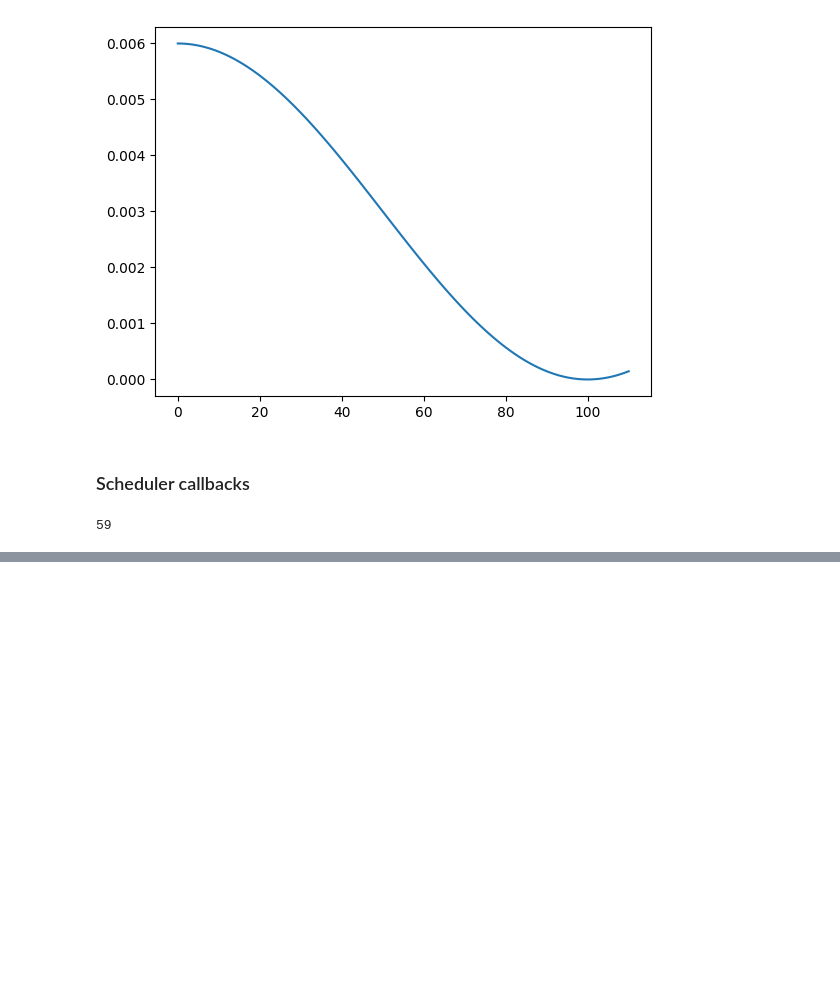
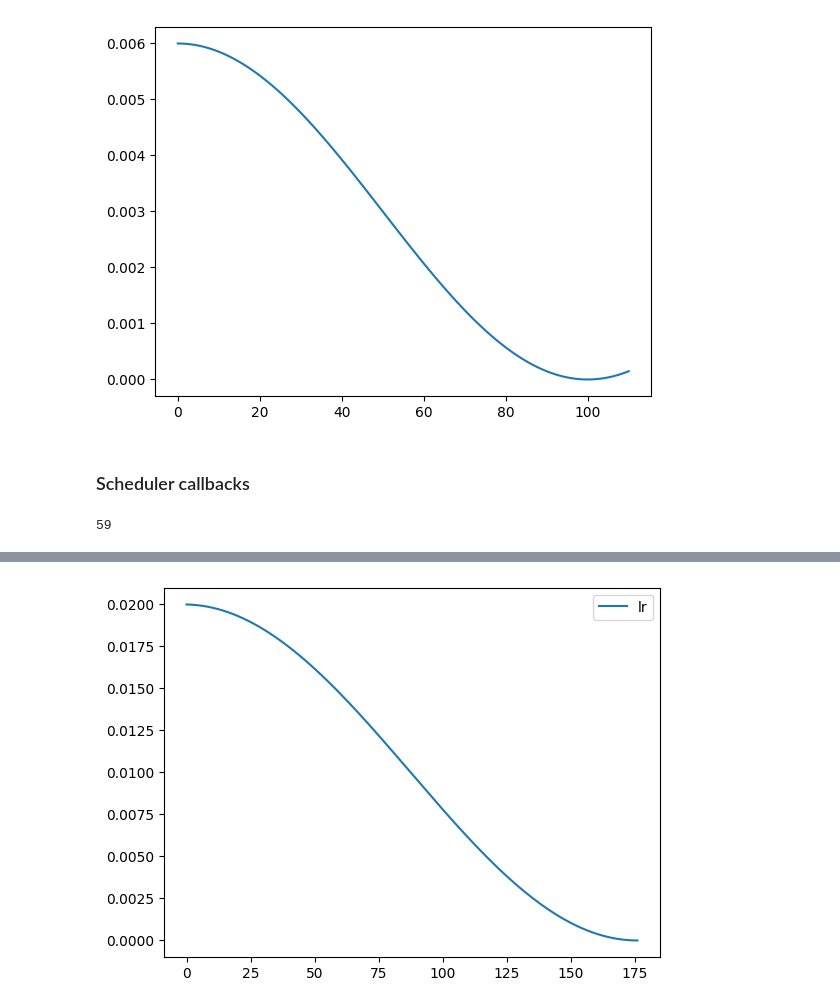
Before and after one commit to teome/diffusion-play, a Jupyter notebook: nbs/12_accel_sgd.ipynb, the cells around one changed output, grey strips where cells are left out. Saved outputs shown, nothing was run; the diff lists cells and outputs as text; code cells hidden in the pictures; blank space fills up the shorter version.

```diff
--- a/nbs/12_accel_sgd.ipynb
+++ b/nbs/12_accel_sgd.ipynb
@@ -333 +328,5 @@ learn.fit(3)
 [figure]
+# %%
+rec.plot()
+# %% [output]
+[figure, added]
```
Also changed, not shown: parts of 18 cells of this notebook.
